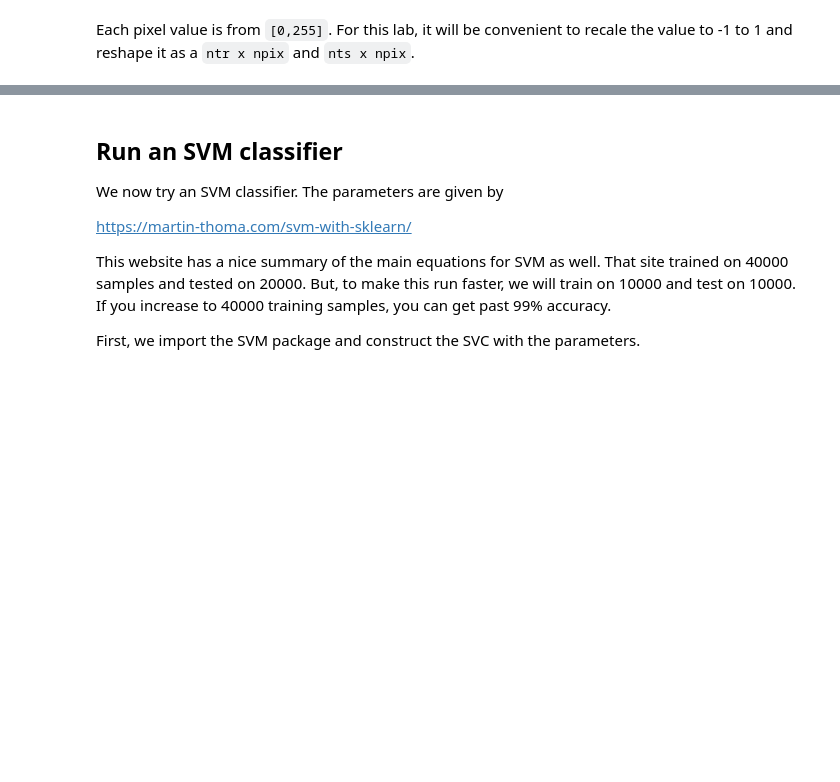
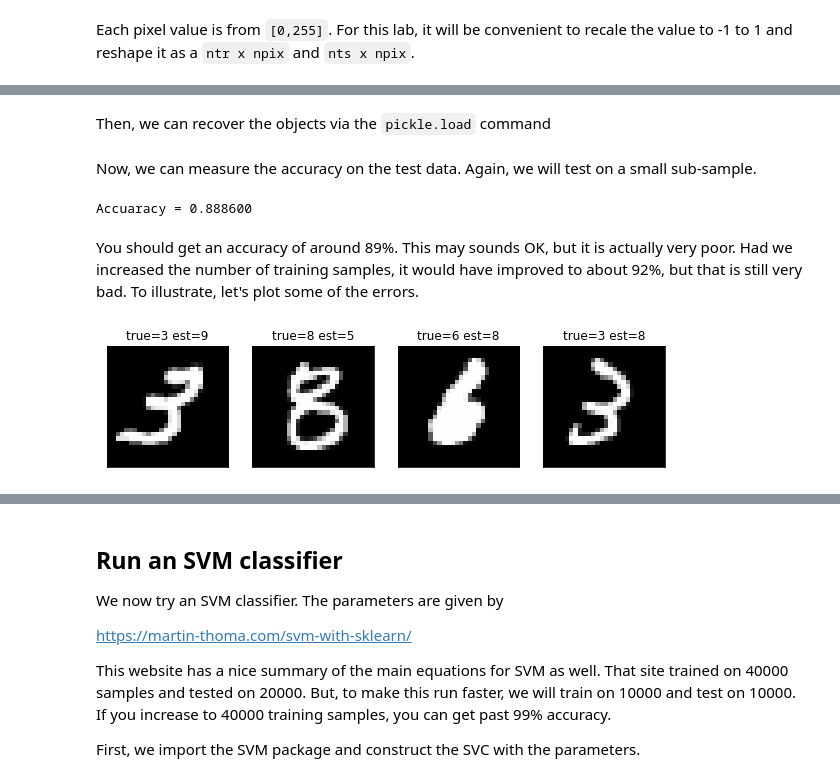
Before and after one commit to nyu-ds1003/mlcourse, a Jupyter notebook: labs/04-20210224-SVM/04-20210224-SVM-MNIST.ipynb, the cells around one changed output, grey strips where cells are left out. Cells and saved outputs as stored; diff of their text form; code cells hidden in the pictures; blank space fills up the shorter version.

```diff
--- a/labs/04-20210224-SVM/04-20210224-SVM-MNIST.ipynb
+++ b/labs/04-20210224-SVM/04-20210224-SVM-MNIST.ipynb
@@ -73,0 +84,5 @@ for i in range(nplt):
+# %%
+from sklearn import linear_model
+logreg = linear_model.LogisticRegression(verbose=10, solver='lbfgs',\
+                                         multi_class='multinomial',max_iter=500)
+logreg.fit(Xtr1,ytr1)
@@ -73,0 +99,37 @@ for i in range(nplt):
+# %%
+import pickle
+
+with open( "mnist_logreg.p", "wb" ) as fp:
+    pickle.dump( [logreg, Xtr1, ytr1, Iperm],  fp)
+# %% [markdown]
+Then, we can recover the objects via the `pickle.load` command
+# %%
+with open( "mnist_logreg.p", "rb" ) as fp:
+    logreg, Xtr1, ytr1, Iperm = pickle.load(fp)
+# %% [markdown]
+Now, we can measure the accuracy on the test data.  Again, we will test on a small sub-sample.
+# %%
+nts1 = 5000
+Iperm_ts = np.random.permutation(nts)
+Xts1 = Xts[Iperm_ts[:nts1],:]
+yts1 = yts[Iperm_ts[:nts1]]
+yhat = logreg.predict(Xts1)
+acc = np.mean(yhat == yts1)
+print('Accuaracy = {0:f}'.format(acc))
+# %% [output]
+Accuaracy = 0.888600
+# %% [markdown]
+You should get an accuracy of around 89%.  This may sounds OK, but it is actually very poor.  Had we increased the number of training samples, it would have improved to about 92%, but that is still very bad.  To illustrate, let's plot some of the errors.
+# %%
+nplt = 4
+Ierr = np.where(yts1 != yhat)[0]
+
+plt.figure(figsize=(10, 4))
+for i in range(nplt):
+    plt.subplot(1,nplt,i+1)
+    ind = Ierr[i]
+    plt_digit(Xts1[ind,:])
+    title = 'true={0:d} est={1:d}'.format(yts1[ind].astype(int), yhat[ind].astype(int))
+    plt.title(title)
+# %% [output]
+[figure, added]
```
Also changed, not shown: parts of 19 cells of this notebook.
